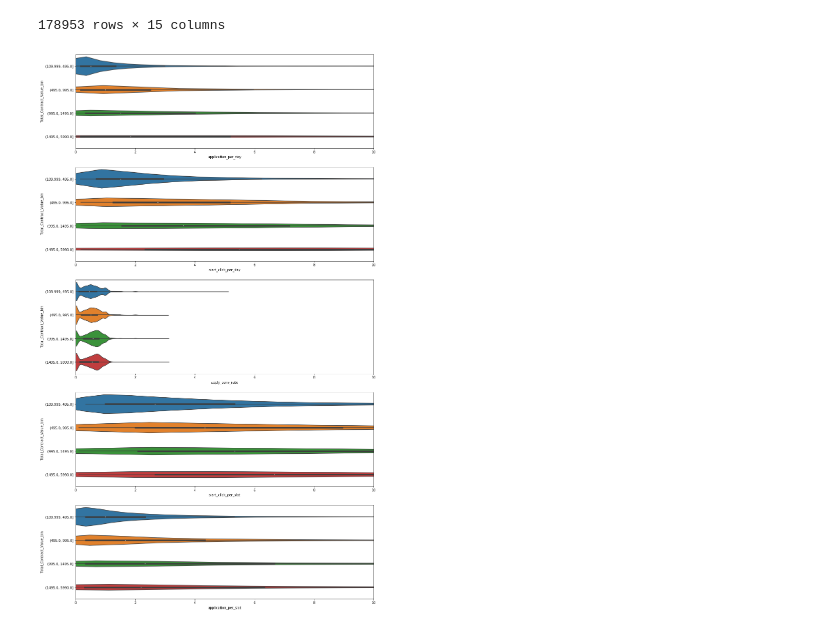
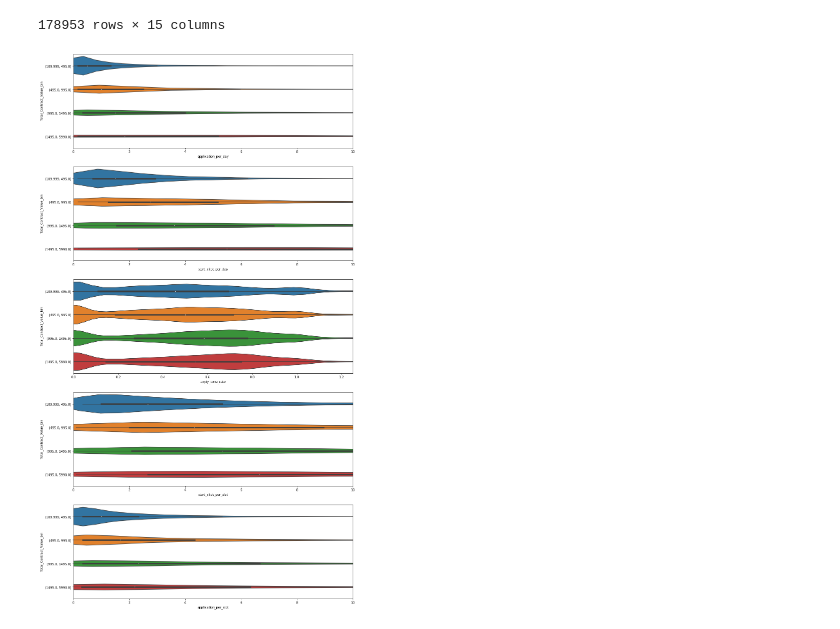
Before and after one commit to telenovelachuan/job_slot_retention, a Jupyter notebook: metric_design.ipynb, the cells around one changed output. Cells and saved outputs as stored; diff of their text form; code cells hidden in the pictures.

Commit message:
violinplots for Click_Market_Value

```diff
--- a/metric_design.ipynb
+++ b/metric_design.ipynb
@@ -79,8 +79,11 @@ df_metrics
 37757 rows × 18 columns
 # %%
 metrics = ['application_per_day', 'start_click_per_day', 'apply_conv_rate', 'start_click_per_slot', 'application_per_slot']
-fig, axs = plt.subplots(2, 3, figsize=(16, 10))
-for idx, metric in enumerate(metrics):
-    ax = plt.subplot(2, 3, idx + 1)
-    sns.scatterplot(x=df_metrics['Job_Slots'], y=df_metrics[metric]).set_title("{} - {}".format(metric, 'Job_Slots'))
+def scatter_plot_metrics(var):
+    fig, axs = plt.subplots(2, 3, figsize=(16, 10))
+    for idx, metric in enumerate(metrics):
+        ax = plt.subplot(2, 3, idx + 1)
+        sns.scatterplot(x=df_metrics[var], y=df_metrics[metric]).set_title("{} - {}".format(metric, var))
+    axs[-1][-1].axis('off')
+scatter_plot_metrics('Job_Slots')
 # %% [output]
@@ -99,8 +102,3 @@ for idx, metric in enumerate(metrics):
     ax.xaxis.set_label_coords(1.05, -0.025)
 # %% [output]
 [figure]
-# %%
-fig, axs = plt.subplots(2, 3, figsize=(16, 10))
-for idx, metric in enumerate(metrics):
-    ax = plt.subplot(2, 3, idx + 1)
-    sns.scatterplot(x=df_metrics['Total_Contract_Value'], y=df_metrics[metric]).set_title("{} - {}".format(metric, 'Total_Contract_Value'))
@@ -126,10 +126,12 @@ df_violin
 178953 rows × 15 columns
 # %%
 df_metrics['Total_Contract_Value_bin'] = pd.qcut(df_metrics['Total_Contract_Value'], q=4)
-fig, axs = plt.subplots(metrics_count, 1, figsize=(16, 30))
+fig, axs = plt.subplots(metrics_count, 1, figsize=(16, 32))
 for idx, metric in enumerate(metrics):
     ax = plt.subplot(metrics_count, 1, idx + 1)
     sns.violinplot(y='Total_Contract_Value_bin', x=metric, data=df_metrics.replace([np.inf, -np.inf], np.nan).dropna())
     plt.xlim(0, 10)
+    if metric == 'apply_conv_rate':
+        plt.xlim(0, 1.25)
 # %% [output]
-[figure, old version]
+[figure, new version]
```
Also changed, not shown: parts of 5 cells of this notebook.
